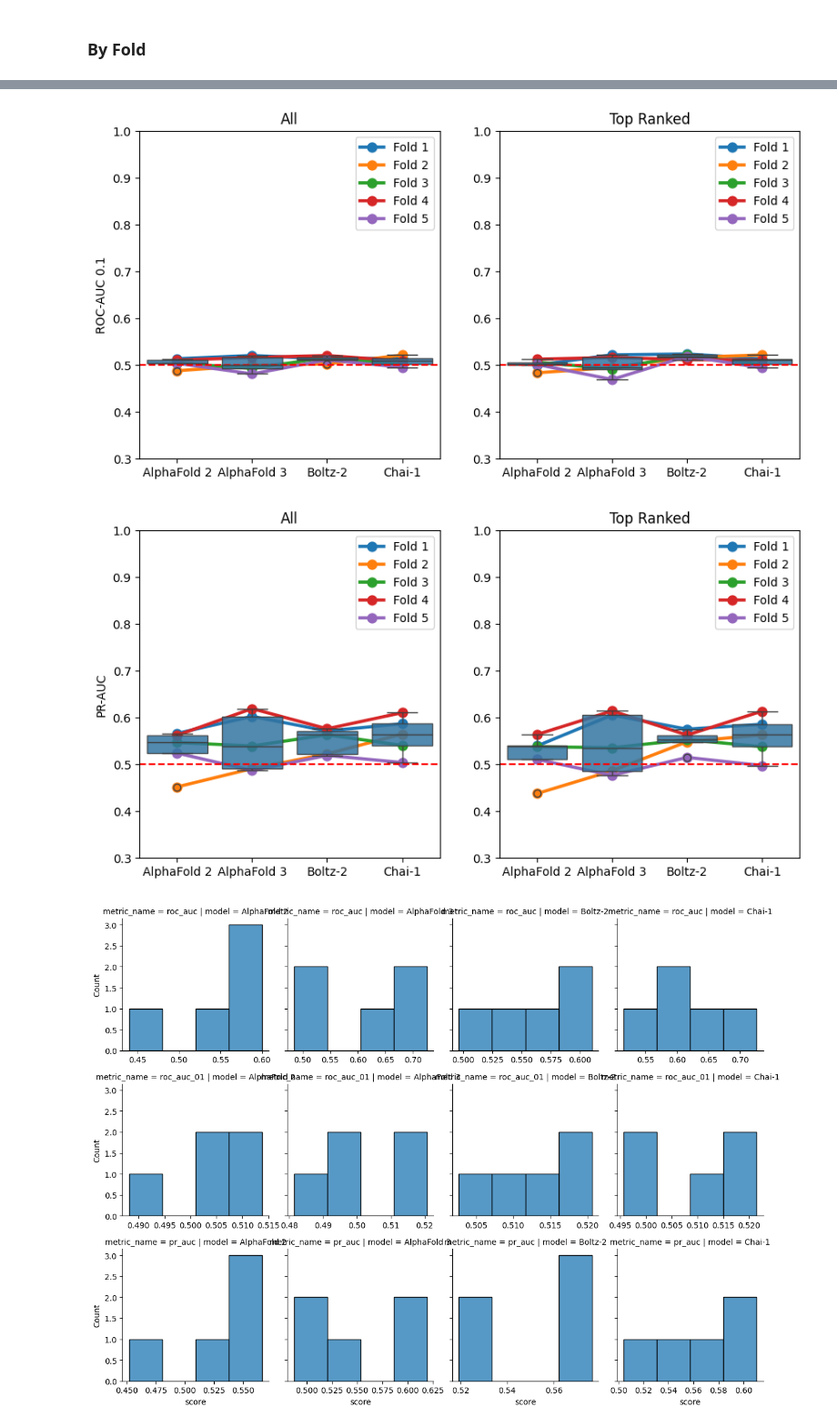
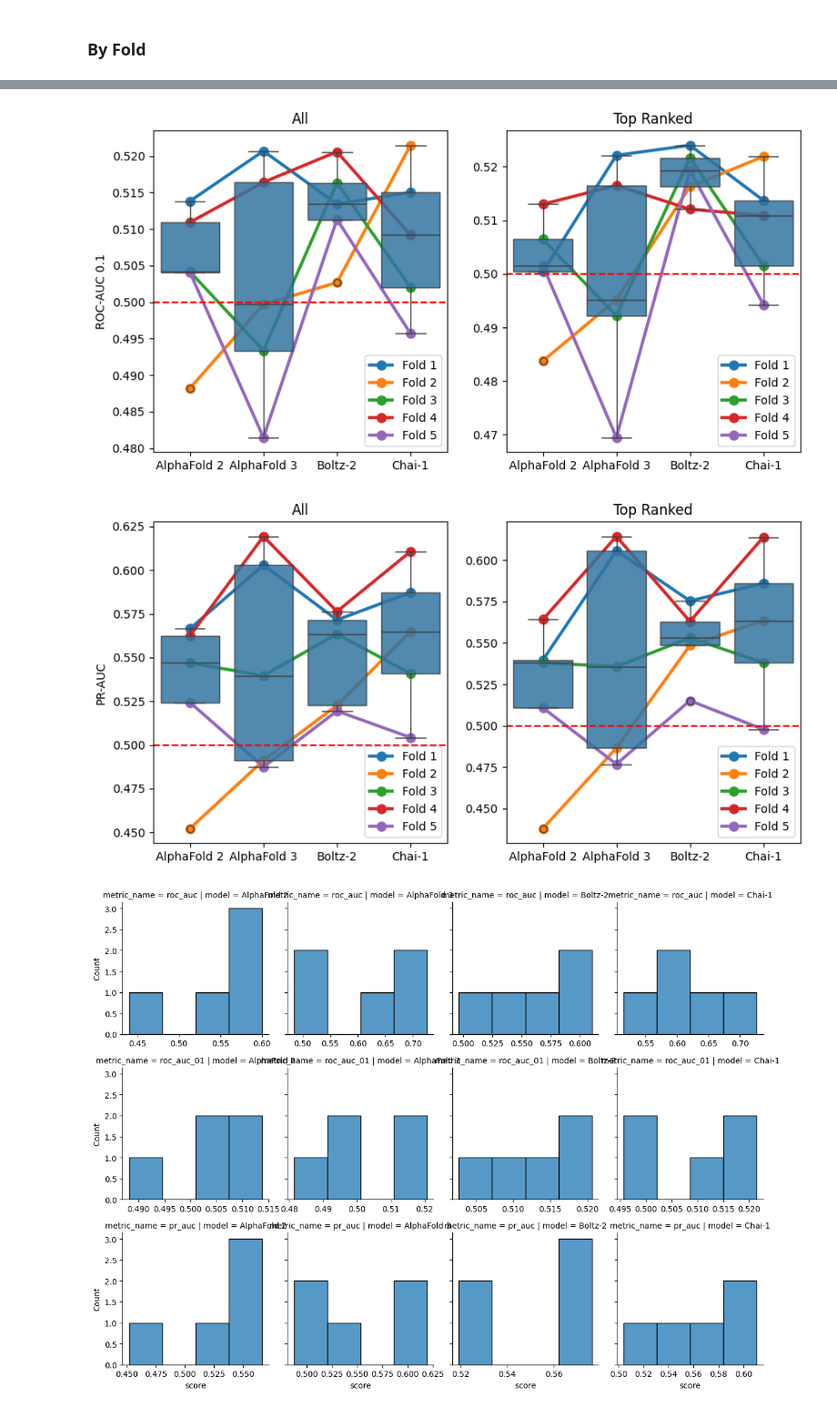
Before and after one commit to benjiemc/tcr-pmhc-predicted-structures, a Jupyter notebook: notebooks/benchmark_structure_prediction_methods.ipynb, the cells around one changed output, grey strips where cells are left out. Shown at 91% size. Saved outputs shown, nothing was run; the diff lists cells and outputs as text; code cells hidden in the pictures.

Commit message:
Limit Y-axis of plots to fine grained view

```diff
--- a/notebooks/benchmark_structure_prediction_methods.ipynb
+++ b/notebooks/benchmark_structure_prediction_methods.ipynb
@@ -157,13 +157,13 @@ for metric_name in ('roc_auc', 'roc_auc_01', 'pr_auc'):
             alpha=0.70,
             ax=ax,
         )
-        sns.boxplot(data, x='model', y=metric_name, boxprops={'alpha': 0.85}, ax=ax)
+        sns.boxplot(data, x='model', y=metric_name, boxprops={'alpha': 0.85}, showfliers=False, ax=ax)
 
         ax.axhline(0.5, color='r', linestyle='dashed')
 
         ax.set_title(title)
         ax.set_xlabel('')
-        ax.set_ylim(0.4, 1.0)
+        ax.set_ylim(0.45, 0.7)
 
         if i == 0:
             ax.set_ylabel(format_metric_name(metric_name))
@@ -310,7 +310,6 @@ for metric_name in ('roc_auc', 'roc_auc_01', 'pr_auc'):
 
         ax.set_title(title)
         ax.set_xlabel('')
-        ax.set_ylim(0.3, 1.0)
 
         handles, labels = ax.get_legend_handles_labels()
         new_labels = [f'Fold {label}' for label in labels]
@@ -329,5 +328,5 @@ for metric_name in ('roc_auc', 'roc_auc_01', 'pr_auc'):
-[figure, old version]
+[figure, new version]
-[figure, old version]
+[figure, new version]
 # %%
 sns.FacetGrid(
     roc_aucs_by_fold.melt(
```
Also changed, not shown: parts of 2 cells of this notebook, 2 other files.
